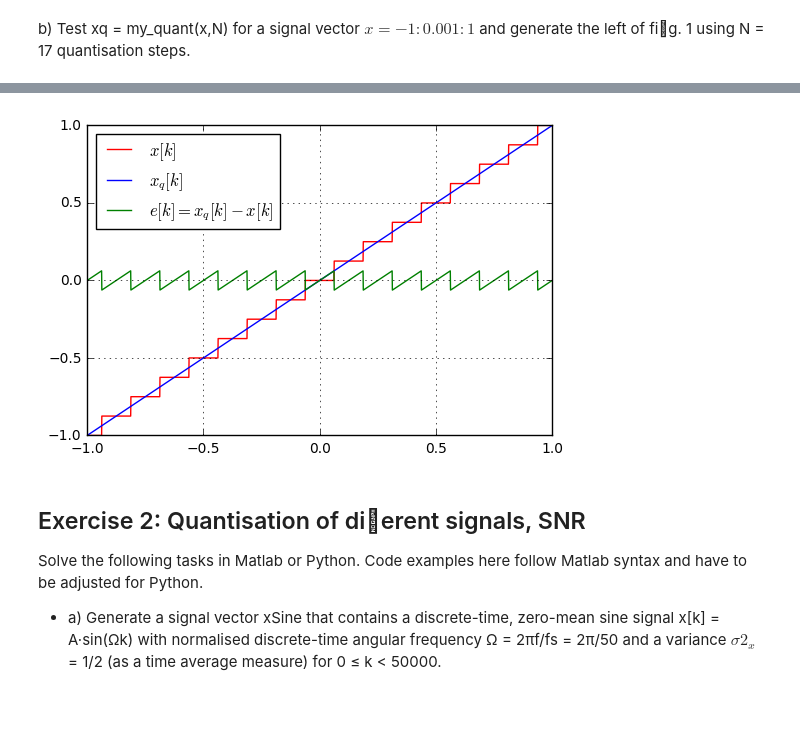
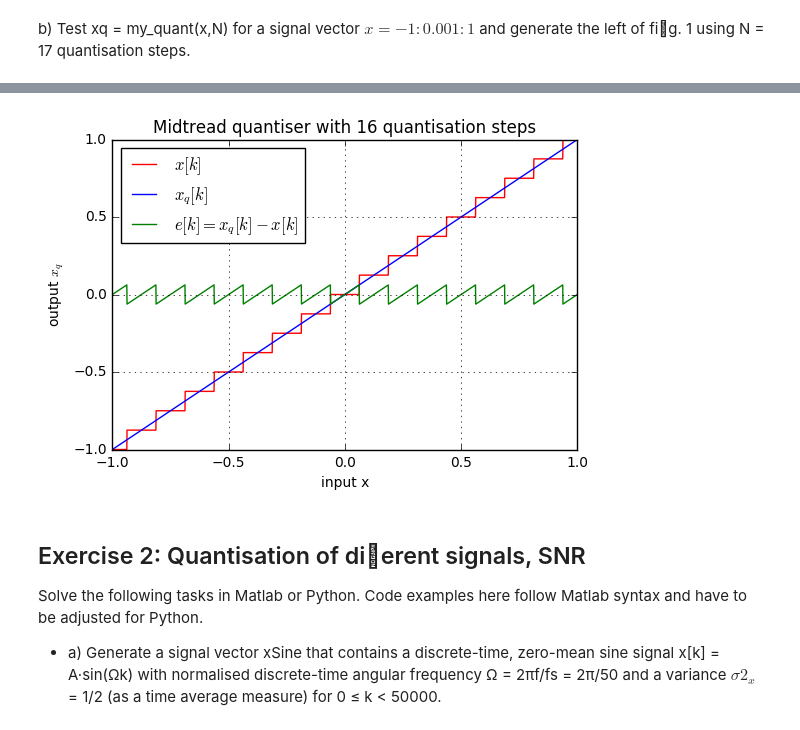
Before and after one commit to JakobHeller/DigitalSignalProcessing, a Jupyter notebook: Lab3.ipynb, the cells around one changed output, grey strips where cells are left out. Saved outputs shown, nothing was run; the diff lists cells and outputs as text; code cells hidden in the pictures.

```diff
--- a/Lab3.ipynb
+++ b/Lab3.ipynb
@@ -37,13 +40,16 @@ plt.grid()
 # %%
 x = np.linspace(-1,1,2/0.001)
 x_quant = my_quant(x,16)
 
 plt.figure
 plt.plot(x,x_quant,'r', label='$x[k]$')
 plt.plot(x,x, label='$x_q[k]$')
 plt.plot(x,x-x_quant, 'g' , label='$e[k]=x_q[k]-x[k]$')
 plt.legend(loc='upper left')
+plt.title('Midtread quantiser with 16 quantisation steps')
+plt.ylabel('output $x_q$')
+plt.xlabel('input x')
 plt.grid()
 # %% [output]
-[figure, old version]
+[figure, new version]
 # %% [markdown]
```
Also changed, not shown: parts of 1 cell of this notebook.
